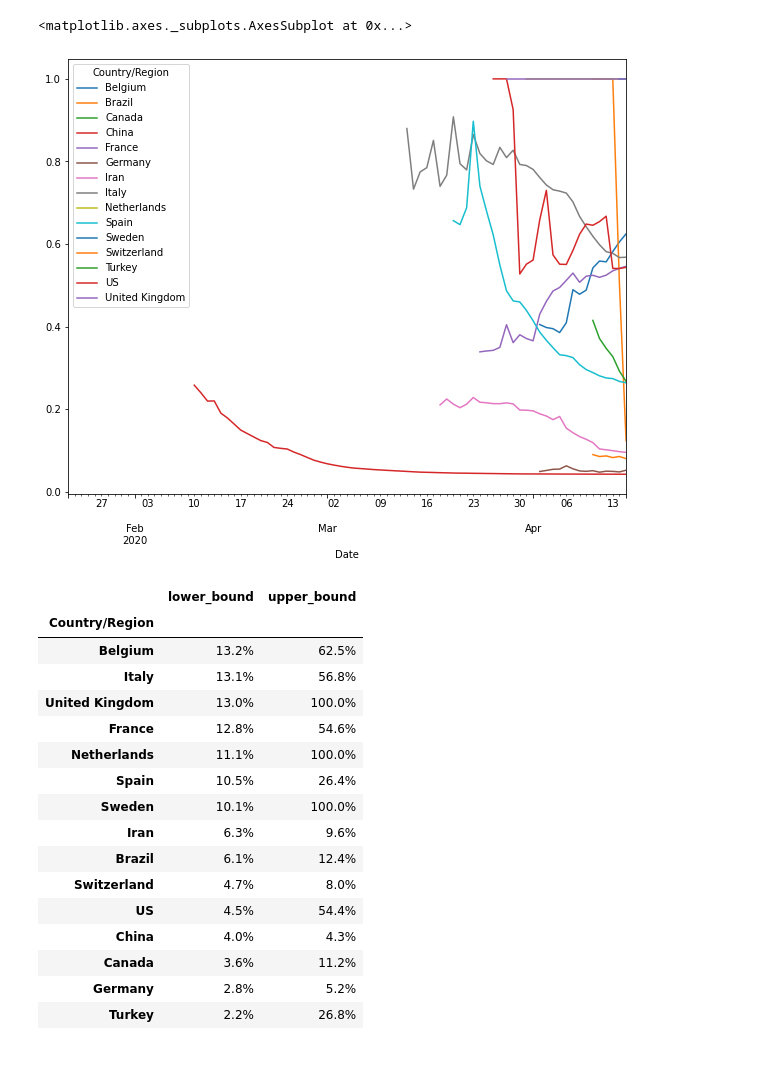
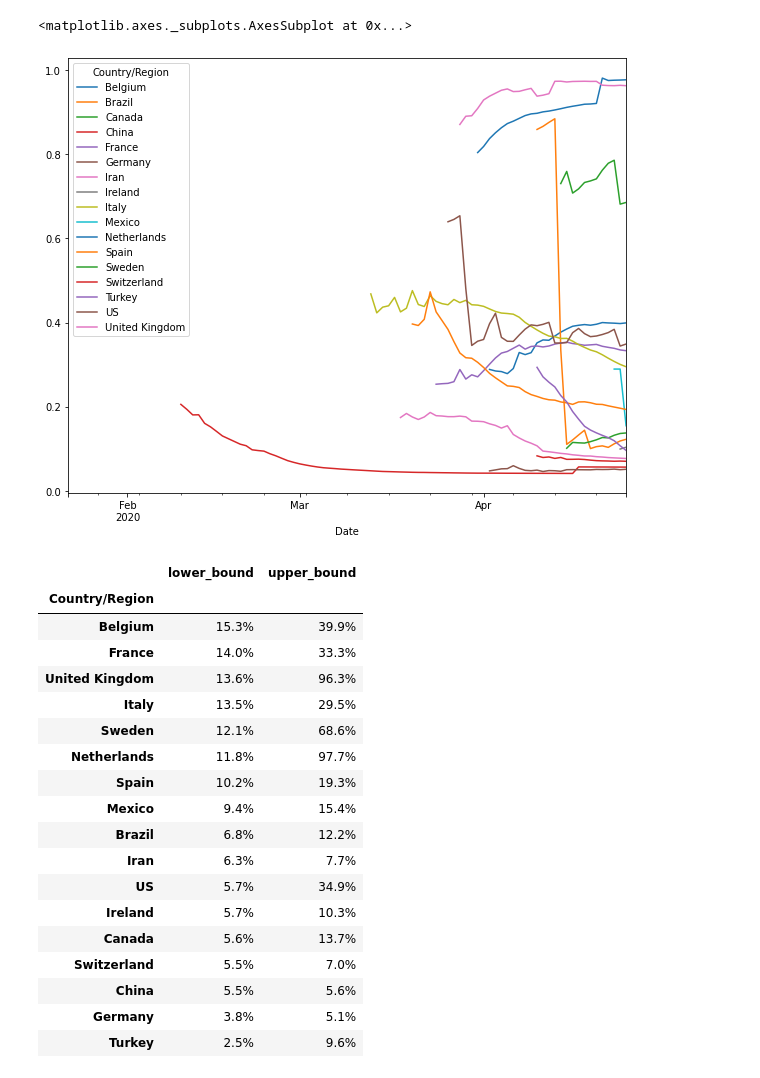
Before and after one commit to drakesiard/covid-19, a Jupyter notebook: notebooks/Mortality estimates.ipynb, the cells around one changed output. Cells and saved outputs as stored; diff of their text form; code cells hidden in the pictures.

Commit message:
Update data and code map. Calculate deaths per 100k

```diff
--- a/notebooks/Mortality estimates.ipynb
+++ b/notebooks/Mortality estimates.ipynb
@@ -28,10 +28,10 @@ lower_bound.plot(legend='best')
 # %%
-upper_bound = (deaths.where(deaths > MIN_DEATHS) / recovered).dropna(axis='columns', how='all')
+upper_bound = (deaths.where(deaths > MIN_DEATHS) / (deaths + recovered)).dropna(axis='columns', how='all')
 upper_bound = np.minimum(upper_bound, 1.0)
 upper_bound.plot(legend='best')
 # %% [output]
 <matplotlib.axes._subplots.AxesSubplot at 0x...>
-[figure, old version]
+[figure, new version]
 # %%
 (pd.DataFrame({'lower_bound': lower_bound.iloc[-1],
               'upper_bound': upper_bound.iloc[-1]})
@@ -40,21 +40,23 @@ upper_bound.plot(legend='best')
 # %% [output]
 |  | lower_bound | upper_bound |
 | Country/Region |  |  |
-| Belgium | 13.2% | 62.5% |
-| Italy | 13.1% | 56.8% |
-| United Kingdom | 13.0% | 100.0% |
-| France | 12.8% | 54.6% |
-| Netherlands | 11.1% | 100.0% |
-| Spain | 10.5% | 26.4% |
-| Sweden | 10.1% | 100.0% |
-| Iran | 6.3% | 9.6% |
-| Brazil | 6.1% | 12.4% |
-| Switzerland | 4.7% | 8.0% |
-| US | 4.5% | 54.4% |
-| China | 4.0% | 4.3% |
-| Canada | 3.6% | 11.2% |
-| Germany | 2.8% | 5.2% |
-| Turkey | 2.2% | 26.8% |
+| Belgium | 15.3% | 39.9% |
+| France | 14.0% | 33.3% |
+| United Kingdom | 13.6% | 96.3% |
+| Italy | 13.5% | 29.5% |
+| Sweden | 12.1% | 68.6% |
+| Netherlands | 11.8% | 97.7% |
+| Spain | 10.2% | 19.3% |
+| Mexico | 9.4% | 15.4% |
+| Brazil | 6.8% | 12.2% |
+| Iran | 6.3% | 7.7% |
+| US | 5.7% | 34.9% |
+| Ireland | 5.7% | 10.3% |
+| Canada | 5.6% | 13.7% |
+| Switzerland | 5.5% | 7.0% |
+| China | 5.5% | 5.6% |
+| Germany | 3.8% | 5.1% |
+| Turkey | 2.5% | 9.6% |
 # %%
 for idx, col in lower_bound.iteritems():
     plt.figure(str(idx))
```
Also changed, not shown: parts of 3 cells of this notebook, 2 other files.
